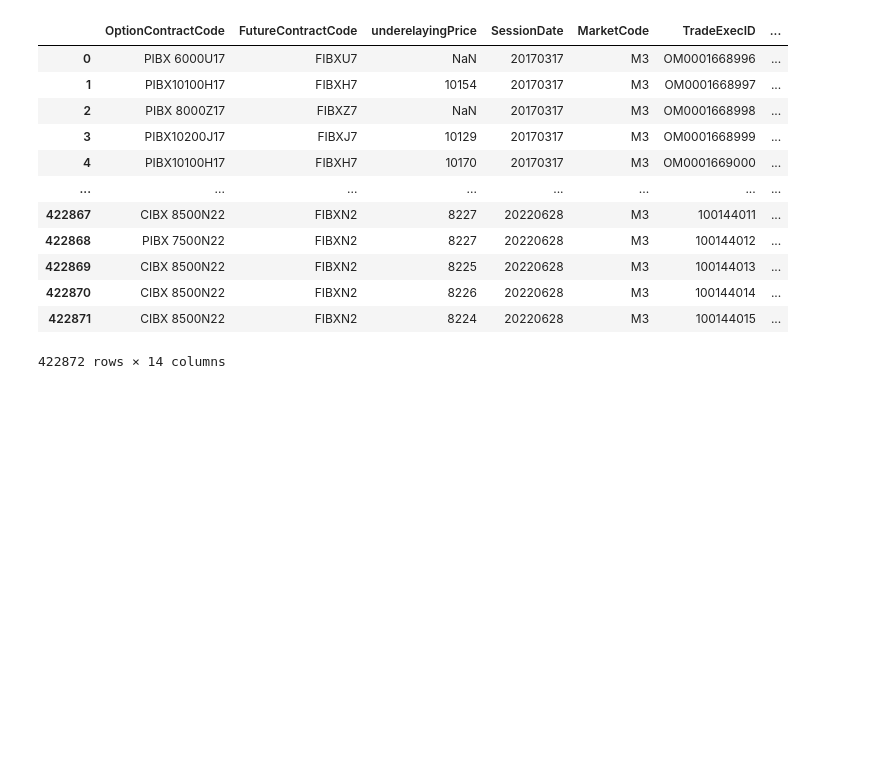
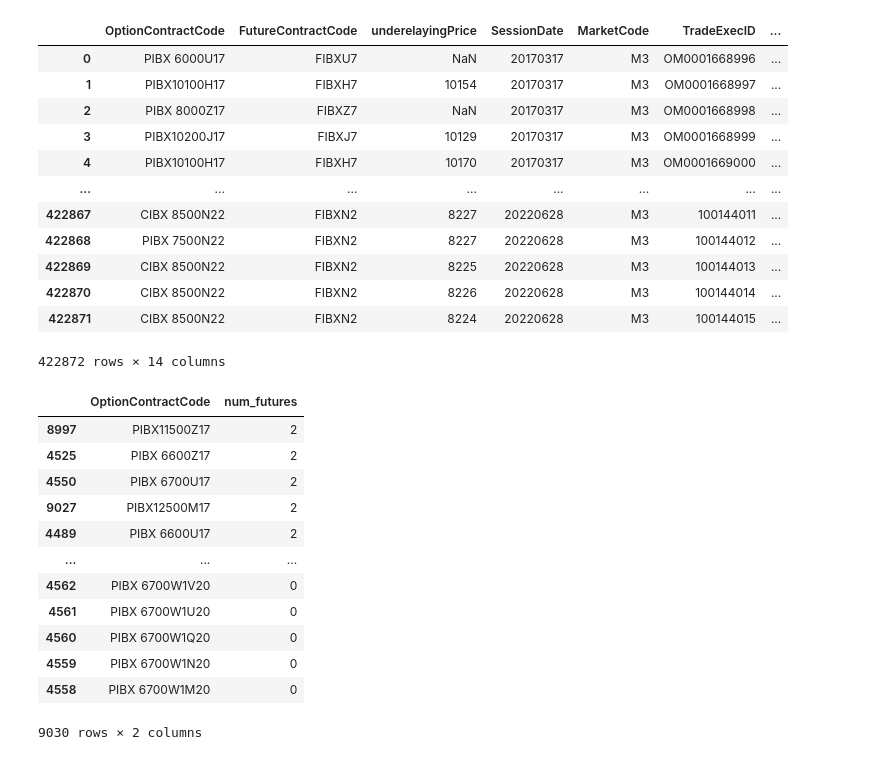
Before and after one commit to epiblasfunds/options-pricing, a Jupyter notebook: data.ipynb, the cells around one changed output. Saved outputs shown, nothing was run; the diff lists cells and outputs as text; code cells hidden in the pictures; blank space fills up the shorter version.

Commit message:
feat: more data transformation functions

```diff
--- a/data.ipynb
+++ b/data.ipynb
@@ -846,3 +1314,37 @@ Archivo final guardado en: raw_data\OPTIONS_TRADE_IBEX_DATABASE.csv
 | 422870 | CIBX 8500N22 | FIBXN2 | 8226 | 20220628 | M3 | 100144014 | ... |
 | 422871 | CIBX 8500N22 | FIBXN2 | 8224 | 20220628 | M3 | 100144015 | ... |
 422872 rows × 14 columns
+# %%
+import pandas as pd
+from pathlib import Path
+
+# Leer CSV
+options_underlying_file = Path("raw_data/OPTIONS_UNDERLYING_IBEX_DATABASE.csv")
+options_underlying_df = pd.read_csv(options_underlying_file, delimiter=";", dtype="string")
+
+# Contar futuros distintos por cada opción y ordenar de mayor a menor
+future_counts = (
+    options_underlying_df
+    .groupby("OptionContractCode")["FutureContractCode"]
+    .nunique()
+    .reset_index()
+    .rename(columns={"FutureContractCode": "num_futures"})
+    .sort_values("num_futures", ascending=False)
+)
+
+# Mostrar por pantalla
+display(future_counts)
+# %% [output]
+|  | OptionContractCode | num_futures |
+| 8997 | PIBX11500Z17 | 2 |
+| 4525 | PIBX 6600Z17 | 2 |
+| 4550 | PIBX 6700U17 | 2 |
+| 9027 | PIBX12500M17 | 2 |
+| 4489 | PIBX 6600U17 | 2 |
+| ... | ... | ... |
+| 4562 | PIBX 6700W1V20 | 0 |
+| 4561 | PIBX 6700W1U20 | 0 |
+| 4560 | PIBX 6700W1Q20 | 0 |
+| 4559 | PIBX 6700W1N20 | 0 |
+| 4558 | PIBX 6700W1M20 | 0 |
+9030 rows × 2 columns
```
Also changed, not shown: parts of 18 cells of this notebook, 2 other files.
